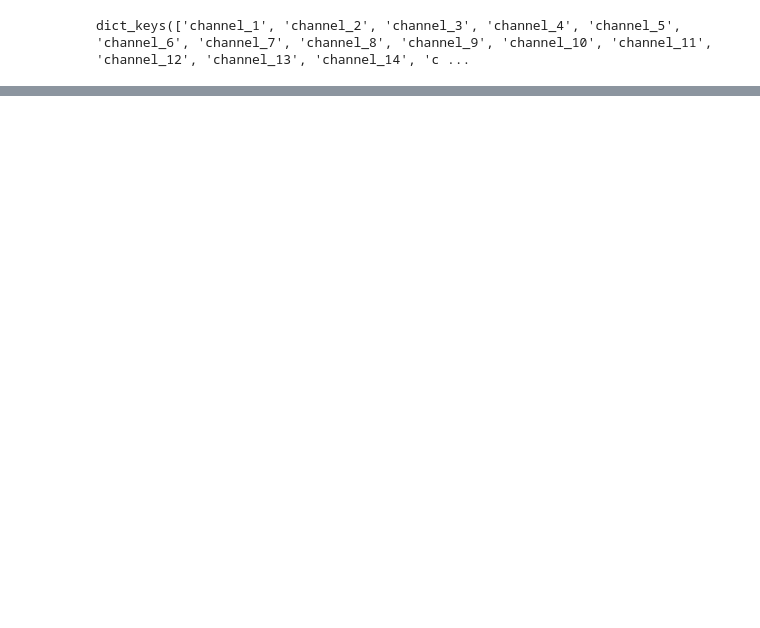
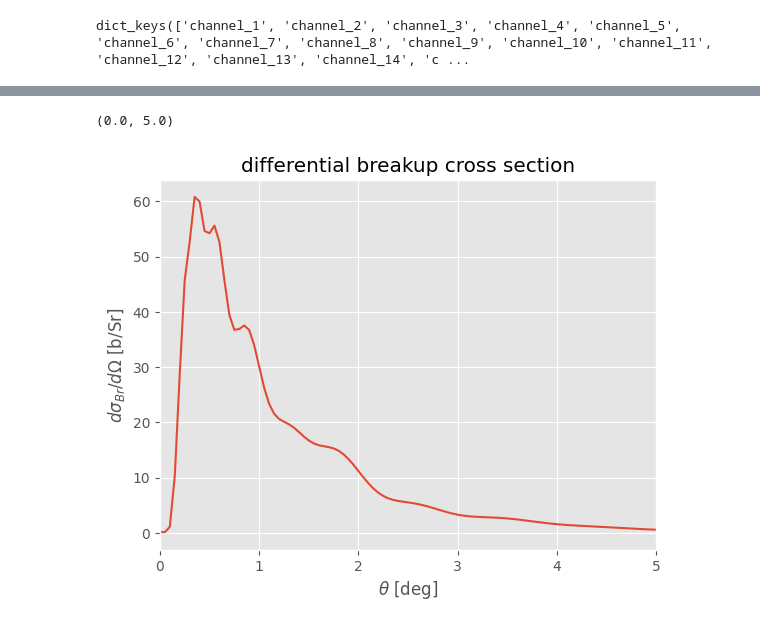
Before and after one commit to bandframework/Bfrescox, a Jupyter notebook: book/notebooks/Breakup.ipynb, the cells around one changed output, grey strips where cells are left out. Saved outputs shown, nothing was run; the diff lists cells and outputs as text; code cells hidden in the pictures; blank space fills up the shorter version.

```diff
--- a/book/notebooks/Breakup.ipynb
+++ b/book/notebooks/Breakup.ipynb
@@ -91,0 +186,13 @@ dict_keys(['channel_1', 'channel_2', 'channel_3', 'channel_4', 'channel_5', 'cha
+# %%
+dsigma_br_dOmega = np.sum(dsigma_dOmega, axis=0) / 1000
+# %%
+fig, ax = plt.subplots()
+ax.set_xlabel(r"$\theta$ [deg]")
+ax.set_ylabel(r"$d\sigma_{Br}/d\Omega$ [b/Sr]")
+ax.set_title("differential breakup cross section")
+
+ax.plot(np.rad2deg(theta), dsigma_br_dOmega)
+ax.set_xlim([0, 5])
+# %% [output]
+(0.0, 5.0)
+[figure, added]
```
Also changed, not shown: parts of 14 cells of this notebook.
